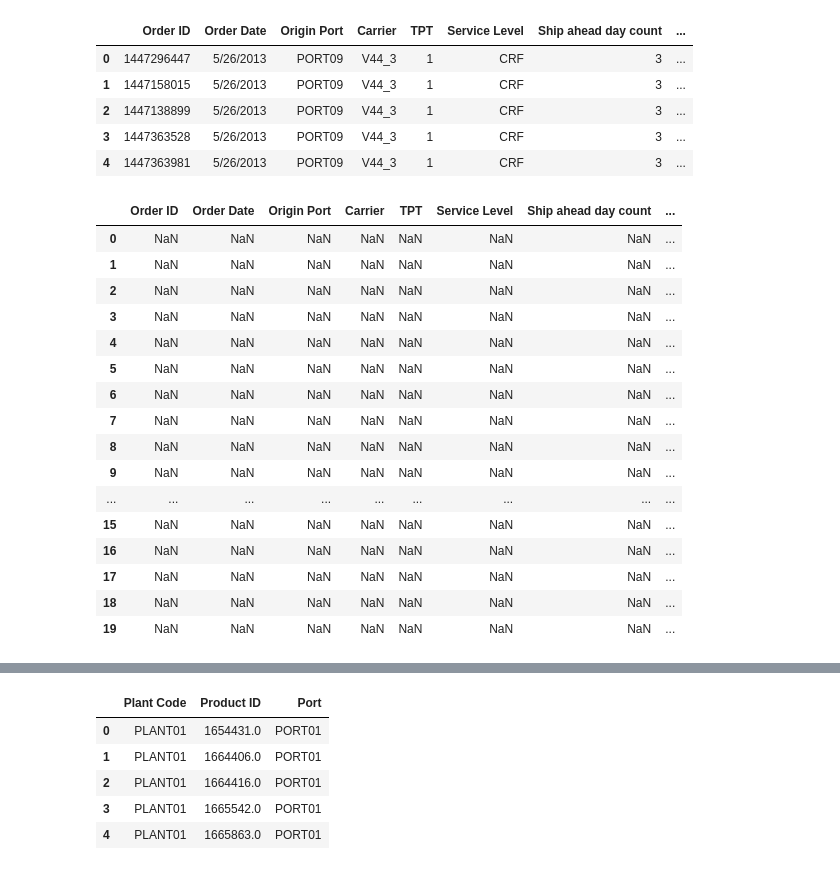
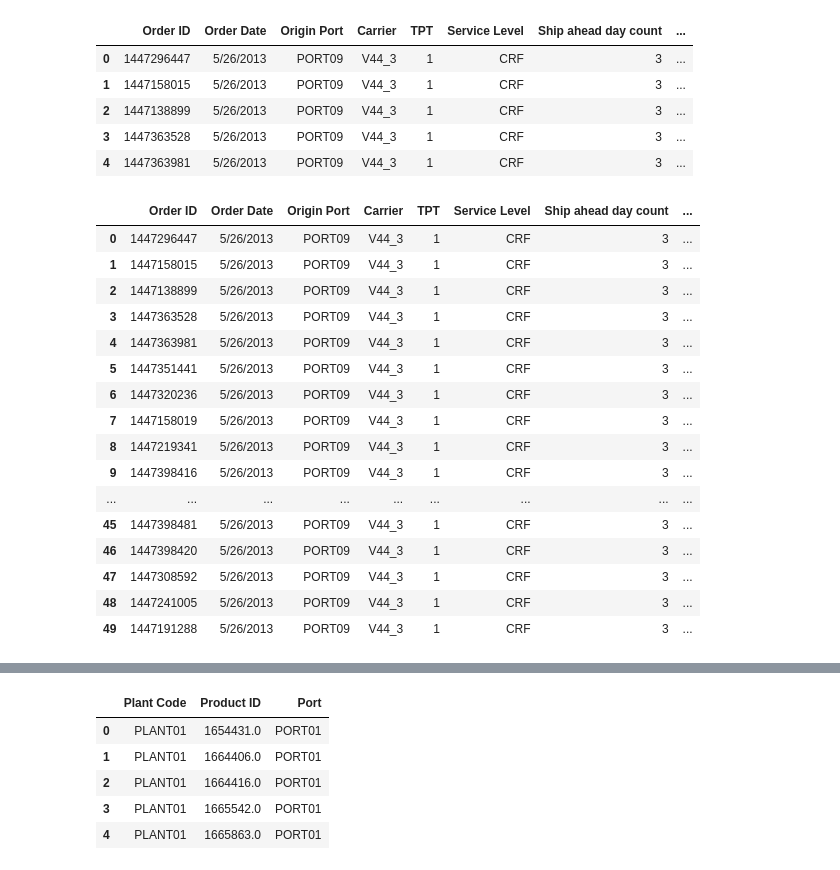
Before and after one commit to matjco/shipping_logistics_project, a Jupyter notebook: STAT 4188 Project.ipynb, the cells around one changed output, grey strips where cells are left out. Saved outputs shown, nothing was run; the diff lists cells and outputs as text; code cells hidden in the pictures.

```diff
--- a/STAT 4188 Project.ipynb
+++ b/STAT 4188 Project.ipynb
@@ -20,28 +20,28 @@ order_list.head()
 | 3 | 1447363528 | 5/26/2013 | PORT09 | V44_3 | 1 | CRF | 3 | ... |
 | 4 | 1447363981 | 5/26/2013 | PORT09 | V44_3 | 1 | CRF | 3 | ... |
 # %%
-Right_join = pd.merge(order_list,
+Left_join = pd.merge(order_list,
                       products_per_plant,
                       on ='Product ID',
-                      how ='right')
+                      how ='left')
-# %%
-Right_join.head(20)
-# %% [output]
-|  | Order ID | Order Date | Origin Port | Carrier | TPT | Service Level | Ship ahead day count | ... |
-| 0 | NaN | NaN | NaN | NaN | NaN | NaN | NaN | ... |
-| 1 | NaN | NaN | NaN | NaN | NaN | NaN | NaN | ... |
-| 2 | NaN | NaN | NaN | NaN | NaN | NaN | NaN | ... |
-| 3 | NaN | NaN | NaN | NaN | NaN | NaN | NaN | ... |
-| 4 | NaN | NaN | NaN | NaN | NaN | NaN | NaN | ... |
-| 5 | NaN | NaN | NaN | NaN | NaN | NaN | NaN | ... |
-| 6 | NaN | NaN | NaN | NaN | NaN | NaN | NaN | ... |
-| 7 | NaN | NaN | NaN | NaN | NaN | NaN | NaN | ... |
-| 8 | NaN | NaN | NaN | NaN | NaN | NaN | NaN | ... |
-| 9 | NaN | NaN | NaN | NaN | NaN | NaN | NaN | ... |
-| ... | ... | ... | ... | ... | ... | ... | ... | ... |
-| 15 | NaN | NaN | NaN | NaN | NaN | NaN | NaN | ... |
-| 16 | NaN | NaN | NaN | NaN | NaN | NaN | NaN | ... |
-| 17 | NaN | NaN | NaN | NaN | NaN | NaN | NaN | ... |
-| 18 | NaN | NaN | NaN | NaN | NaN | NaN | NaN | ... |
-| 19 | NaN | NaN | NaN | NaN | NaN | NaN | NaN | ... |
+# %%
+Left_join.head(50)
+# %% [output]
+|  | Order ID | Order Date | Origin Port | Carrier | TPT | Service Level | Ship ahead day count | ... |
+| 0 | 1447296447 | 5/26/2013 | PORT09 | V44_3 | 1 | CRF | 3 | ... |
+| 1 | 1447158015 | 5/26/2013 | PORT09 | V44_3 | 1 | CRF | 3 | ... |
+| 2 | 1447138899 | 5/26/2013 | PORT09 | V44_3 | 1 | CRF | 3 | ... |
+| 3 | 1447363528 | 5/26/2013 | PORT09 | V44_3 | 1 | CRF | 3 | ... |
+| 4 | 1447363981 | 5/26/2013 | PORT09 | V44_3 | 1 | CRF | 3 | ... |
+| 5 | 1447351441 | 5/26/2013 | PORT09 | V44_3 | 1 | CRF | 3 | ... |
+| 6 | 1447320236 | 5/26/2013 | PORT09 | V44_3 | 1 | CRF | 3 | ... |
+| 7 | 1447158019 | 5/26/2013 | PORT09 | V44_3 | 1 | CRF | 3 | ... |
+| 8 | 1447219341 | 5/26/2013 | PORT09 | V44_3 | 1 | CRF | 3 | ... |
+| 9 | 1447398416 | 5/26/2013 | PORT09 | V44_3 | 1 | CRF | 3 | ... |
+| ... | ... | ... | ... | ... | ... | ... | ... | ... |
+| 45 | 1447398481 | 5/26/2013 | PORT09 | V44_3 | 1 | CRF | 3 | ... |
+| 46 | 1447398420 | 5/26/2013 | PORT09 | V44_3 | 1 | CRF | 3 | ... |
+| 47 | 1447308592 | 5/26/2013 | PORT09 | V44_3 | 1 | CRF | 3 | ... |
+| 48 | 1447241005 | 5/26/2013 | PORT09 | V44_3 | 1 | CRF | 3 | ... |
+| 49 | 1447191288 | 5/26/2013 | PORT09 | V44_3 | 1 | CRF | 3 | ... |
 # %%
```
Also changed, not shown: parts of 36 cells of this notebook.
